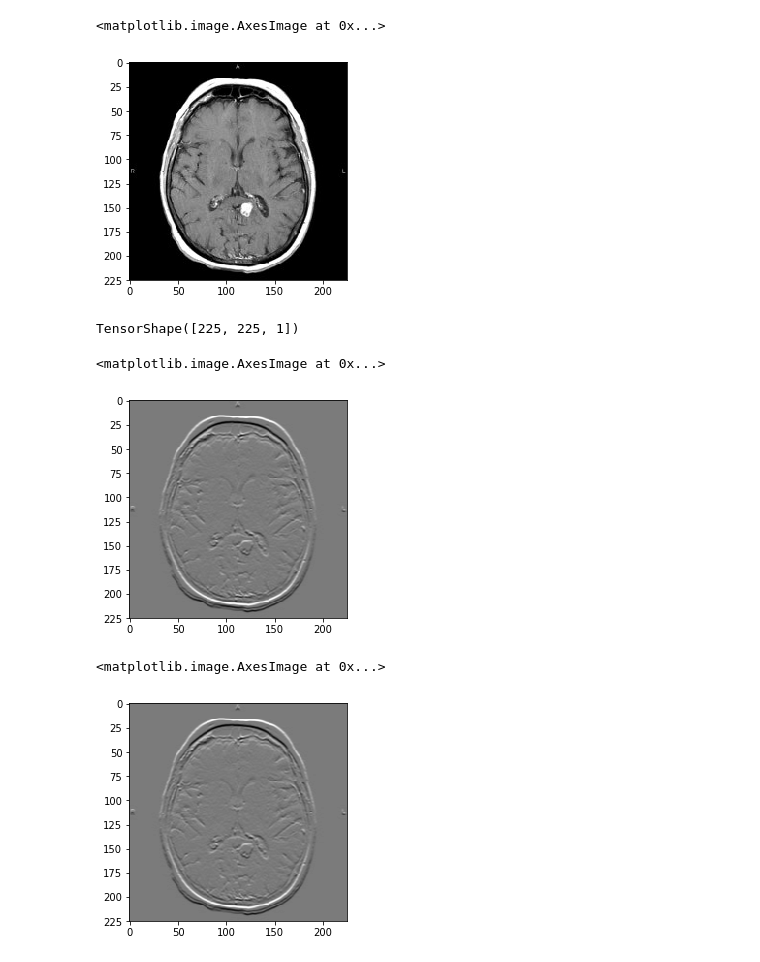
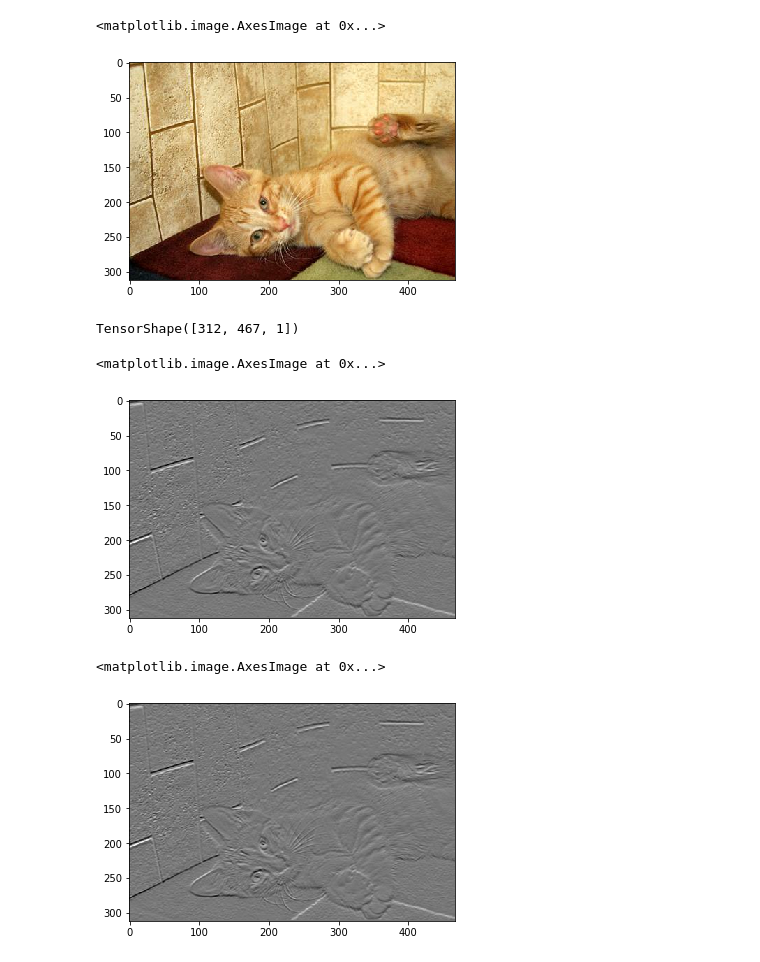
Before and after one commit to SatioO/DL_Practices, a Jupyter notebook: Sobel Filters.ipynb, the cells around one changed output. Saved outputs shown, nothing was run; the diff lists cells and outputs as text; code cells hidden in the pictures.

```diff
--- a/Sobel Filters.ipynb
+++ b/Sobel Filters.ipynb
@@ -10,33 +10,33 @@ def read_image(path):
     return image
 
 
-image = read_image("./data/brain-mri-images-for-brain-tumor-detection/brain_tumor_dataset/no/N15.jpg")
+image = read_image("./data/dogs-vs-cats/train/cat.10191.jpg")
 # %%
 plt.imshow(image)
 # %% [output]
 <matplotlib.image.AxesImage at 0x...>
-[figure, old version]
+[figure, new version]
 # %%
 grayimage = tf.image.rgb_to_grayscale(image)
 grayimage.shape
 # %% [output]
-TensorShape([225, 225, 1])
+TensorShape([312, 467, 1])
 # %%
-reshape_image = tf.reshape(grayimage, shape=(1, 225, 225, 1))
+reshape_image = tf.reshape(grayimage, shape=(1, grayimage.shape[0], grayimage.shape[1], 1))
 # %%
 sobel_grads = tf.image.sobel_edges(reshape_image)
 sobel_x = sobel_grads[0, :, :, :, 0]
 sobel_y = sobel_grads[0, :, :, :, 0]
 # %%
-plt.imshow(tf.reshape(sobel_x, (225, 225)), cmap=plt.cm.gray)
+plt.imshow(tf.reshape(sobel_x, (grayimage.shape[0], grayimage.shape[1])), cmap=plt.cm.gray)
 # %% [output]
 <matplotlib.image.AxesImage at 0x...>
-[figure, old version]
+[figure, new version]
 # %%
-plt.imshow(tf.reshape(sobel_y, (225, 225)), cmap=plt.cm.gray)
+plt.imshow(tf.reshape(sobel_y, (grayimage.shape[0], grayimage.shape[1])), cmap=plt.cm.gray)
 # %% [output]
 <matplotlib.image.AxesImage at 0x...>
-[figure, old version]
+[figure, new version]
 # %%
 grad_mag_components = sobel_grads ** 2
 
```
Also changed, not shown: parts of 2 cells of this notebook, 1 other file.
